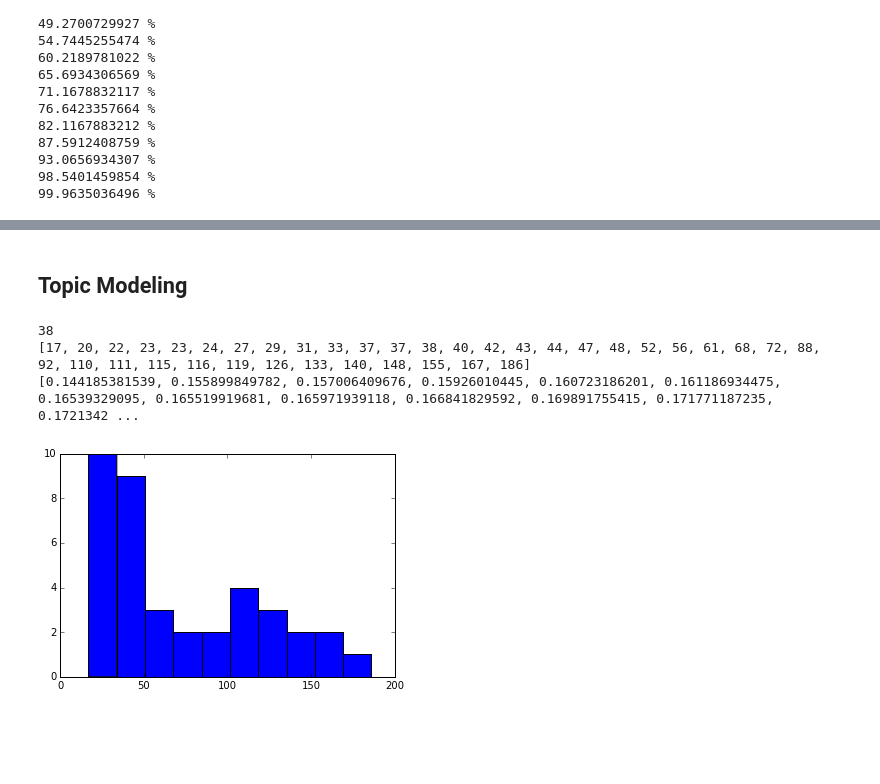
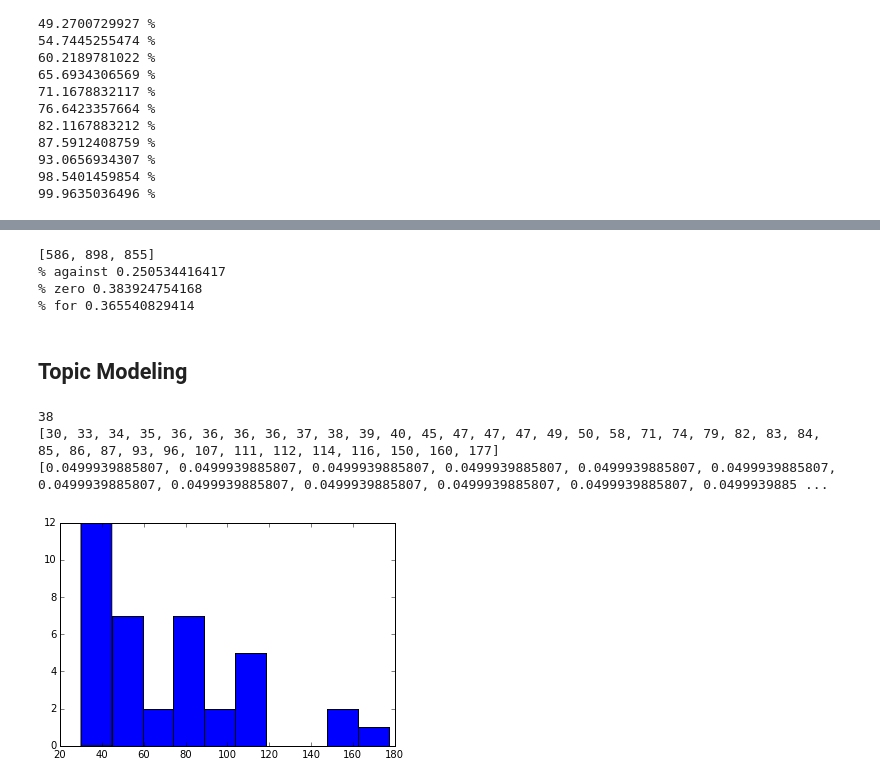
Before and after one commit to mzw4/jyupitertime, a Jupyter notebook: comp1/CS 5786 Comp 1 - JAC.ipynb, the cells around one changed output, grey strips where cells are left out. Drawn from its saved outputs; the diff is of its cells as text; code cells hidden in the pictures; blank space fills up the shorter version.

```diff
--- a/comp1/CS 5786 Comp 1 - JAC.ipynb
+++ b/comp1/CS 5786 Comp 1 - JAC.ipynb
@@ -1750,3 +1843,18 @@ plt.hist(diffs, bins=20)
+# %%
+# num again, num zero, num for
+num_pred_categories = [0, 0, 0]
+for k in predicted_labels:
+    num_pred_categories[np.sign(predicted_labels[k])] += 1
+
+print num_pred_categories
+print '% against', 1.0 * num_pred_categories[0] / len(predicted_labels)
+print '% zero', 1.0 * num_pred_categories[1] / len(predicted_labels)
+print '% for', 1.0 * num_pred_categories[2] / len(predicted_labels)
+# %% [output]
+[586, 898, 855]
+% against 0.250534416417
+% zero 0.383924754168
+% for 0.365540829414
 # %% [markdown]
 ## Topic Modeling
 # %%
@@ -1769,35 +1877,35 @@ for f in os.listdir(dirty_dir):
 # %%
 ## Record the predicted classes (execute after running run_lda.py)
 
-CLASS_FILE = 'classes_75k_200p_38t.txt'
+CLASS_FILE = 'classes_75k_50p_38t_329sw.txt'
 OUTPUT = 'preds_' + CLASS_FILE
 
 probs = [-1 for i in range(2740)]
 classes = [-1 for i in range(2740)]
 class_inv_idx = collections.defaultdict(int)
 
 for line in open(CLASS_FILE):
     parts = line.strip().split()
     doc_num = int(parts[0].split(os.path.sep)[-1].split('.')[0])
 
     for i in range(1, len(parts), 2):
         c = int(parts[i]) # probability
         p = float(parts[i+1]) # class
         if p > probs[doc_num]:
             classes[doc_num] = c
             probs[doc_num] = p
 
     class_inv_idx[classes[doc_num]] += 1
 with open(OUTPUT, 'w+') as f:
     for doc_num, prediction in enumerate(classes):
         f.write(str(doc_num) + ',' + str(prediction) + '\n')
 
 print len(set(classes))
 plt.hist(class_inv_idx.values())
 print sorted(class_inv_idx.values())
 print sorted(probs)[:25]
 # %% [output]
 38
-[17, 20, 22, 23, 23, 24, 27, 29, 31, 33, 37, 37, 38, 40, 42, 43, 44, 47, 48, 52, 56, 61, 68, 72, 88, 92, 110, 111, 115, 116, 119, 126, 133, 140, 148, 155, 167, 186]
-[0.144185381539, 0.155899849782, 0.157006409676, 0.15926010445, 0.160723186201, 0.161186934475, 0.16539329095, 0.165519919681, 0.165971939118, 0.166841829592, 0.169891755415, 0.171771187235, 0.1721342 ...
+[30, 33, 34, 35, 36, 36, 36, 36, 37, 38, 39, 40, 45, 47, 47, 47, 49, 50, 58, 71, 74, 79, 82, 83, 84, 85, 86, 87, 93, 96, 107, 111, 112, 114, 116, 150, 160, 177]
+[0.0499939885807, 0.0499939885807, 0.0499939885807, 0.0499939885807, 0.0499939885807, 0.0499939885807, 0.0499939885807, 0.0499939885807, 0.0499939885807, 0.0499939885807, 0.0499939885807, 0.0499939885 ...
-[figure, old version]
+[figure, new version]
```
Also changed, not shown: parts of 6 cells of this notebook.
